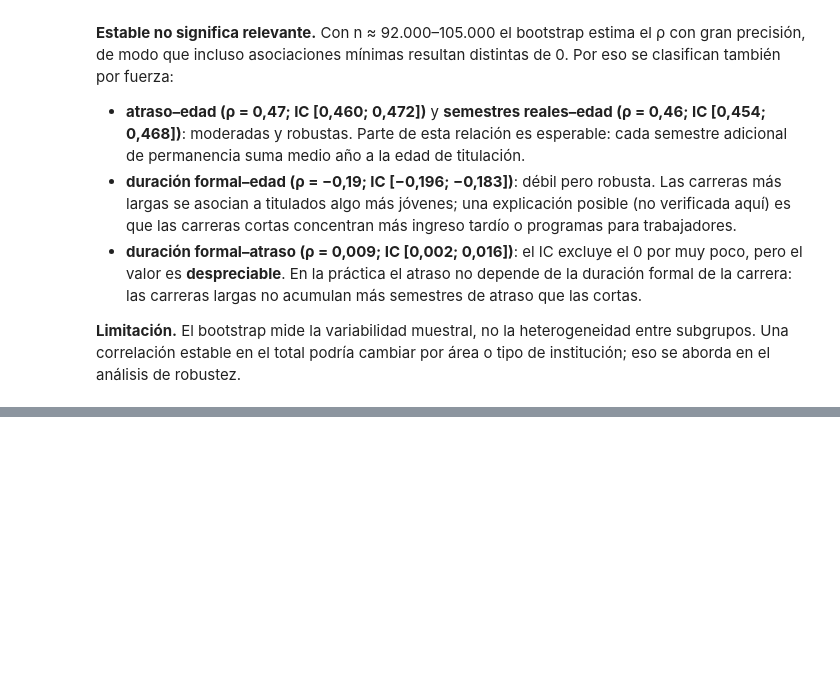
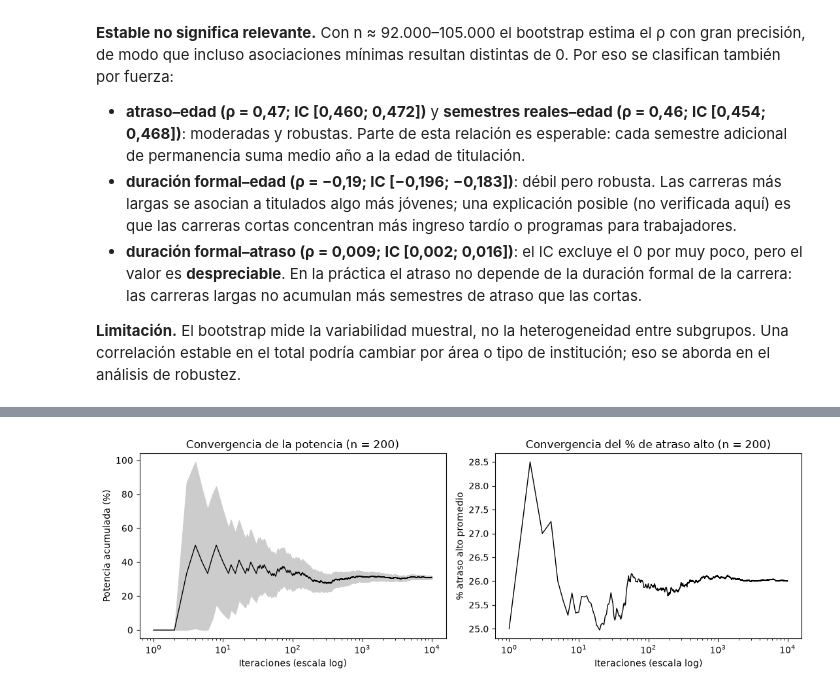
Before and after one commit to Feroroman/sumativa1-f2-mcdi501, a Jupyter notebook: S2/notebooks/Sumativa2_F3_Titulados.ipynb, the cells around one changed output, grey strips where cells are left out. Drawn from its saved outputs; the diff is of its cells as text; code cells hidden in the pictures; blank space fills up the shorter version.

Commit message:
S2: paso 6, simulacion Monte Carlo de cohortes (potencia y variabilidad)

```diff
--- a/S2/notebooks/Sumativa2_F3_Titulados.ipynb
+++ b/S2/notebooks/Sumativa2_F3_Titulados.ipynb
@@ -426,0 +531,26 @@ plt.show()
+# %%
+N_REF = 200
+s = sims[N_REF]
+k = np.arange(1, R + 1)
+pot_acum = 100 * s["rechaza"].cumsum().to_numpy() / k
+ee_mc = 100 * np.sqrt((pot_acum / 100) * (1 - pot_acum / 100) / k)
+alto_acum = s["pct_alto"].cumsum().to_numpy() / k
+
+fig, ejes = plt.subplots(1, 2, figsize=(11, 3.8))
+ejes[0].plot(k, pot_acum, color="black", linewidth=1)
+ejes[0].fill_between(k, np.clip(pot_acum - 1.96 * ee_mc, 0, None), pot_acum + 1.96 * ee_mc, color="0.8")
+ejes[0].set_title(f"Convergencia de la potencia (n = {N_REF})")
+ejes[0].set_ylabel("Potencia acumulada (%)")
+
+ejes[1].plot(k, alto_acum, color="black", linewidth=1)
+ejes[1].set_title(f"Convergencia del % de atraso alto (n = {N_REF})")
+ejes[1].set_ylabel("% atraso alto promedio")
+
+for ax in ejes:
+    ax.set_xscale("log")
+    ax.set_xlabel("Iteraciones (escala log)")
+fig.tight_layout()
+fig.savefig(RUTA_FIG / "fig_montecarlo_convergencia.png", dpi=300)
+plt.show()
+# %% [output]
+[figure, added]
```
Also changed, not shown: parts of 6 cells of this notebook, 2 other files.
